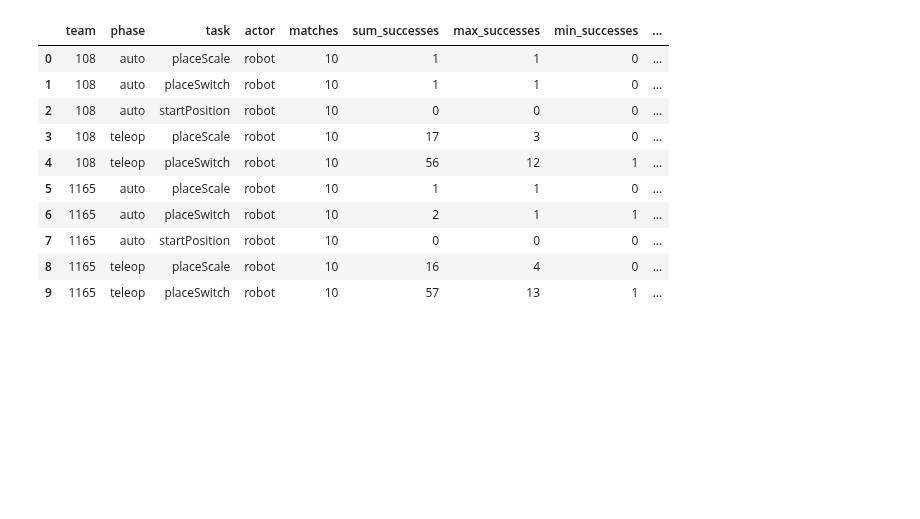
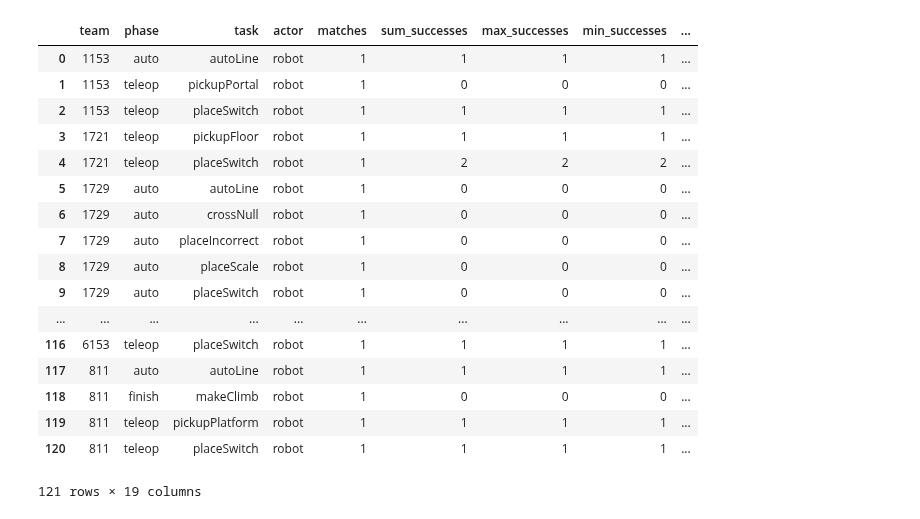
Before and after one commit to irs1318dev/irsScouting2017, a Jupyter notebook: jupyter/sql_tests.ipynb, the cells around one changed output. Drawn from its saved outputs; the diff is of its cells as text; code cells hidden in the pictures; blank space fills up the shorter version.

```diff
--- a/jupyter/sql_tests.ipynb
+++ b/jupyter/sql_tests.ipynb
@@ -92,5 +78,5 @@ pd.read_sql(select_sum, conn).head()
 # %%
-evt_id = 25127
+evt_id = 25137
 sql = sqlalchemy.text(
     "with current AS (SELECT status.event_id as event_id, status.match, date from schedules sched, "
     "status WHERE sched.event_id = status.event_id "
@@ -103,41 +89,48 @@ sql = sqlalchemy.text(
         num_matches) + " ORDER by team, date desc), "
 
     "team_match_count as ( "
     "select team, count(team) as team_matches from recent_matches group by team"
        ") "
 
     "SELECT teams.name AS team, phases.name AS phase, tasks.name AS task, actors.name AS actor, "
     "MAX(team_match_count.team_matches) AS matches, "
     "SUM(successes) AS sum_successes, MAX(successes) as max_successes, MIN(successes) as min_successes, "
     "COUNT(successes) AS count_successes, AVG(successes) as avg_successes, "
     "SUM(attempts) AS sum_attempts, MAX(attempts) as max_attempts, MIN(attempts) AS min_attempts, "
     "COUNT(attempts) AS count_attempts, AVG(attempts) as avg_attempts, "
     "MAX(cycle_times) AS max_cycle_times, MIN(cycle_times) AS min_cycle_times, "
     "AVG(cycle_times), COUNT(cycle_times) AS count_cycle_times "
     "FROM ((((teams FULL OUTER JOIN measures ON teams.id=measures.team_id) "
     "LEFT JOIN tasks ON tasks.id = measures.task_id) "
     "LEFT JOIN phases ON phases.id = measures.phase_id) "
     "LEFT JOIN events ON events.id = measures.event_id) "
     "LEFT JOIN actors ON actors.id = measures.actor_id "
     "LEFT JOIN matches ON matches.id = measures.match_id "
     "LEFT JOIN team_match_count ON team_match_count.team = teams.name "
     "RIGHT JOIN recent_matches ON recent_matches.match = matches.name AND team_match_count.team = teams.name "
     "AND recent_matches.team = team_match_count.team "
     "WHERE events.id = " + str(evt_id) + " AND actors.name<> 'alliance' "
     "GROUP BY teams.name, tasks.name, phases.name, actors.name "
     "ORDER BY teams.name, phases.name, tasks.name, actors.name;"
 )
 df = pd.read_sql(sql, conn)
-df.head(10)
+df
 # %% [output]
 |  | team | phase | task | actor | matches | sum_successes | max_successes | min_successes | ... |
-| 0 | 108 | auto | placeScale | robot | 10 | 1 | 1 | 0 | ... |
-| 1 | 108 | auto | placeSwitch | robot | 10 | 1 | 1 | 0 | ... |
-| 2 | 108 | auto | startPosition | robot | 10 | 0 | 0 | 0 | ... |
-| 3 | 108 | teleop | placeScale | robot | 10 | 17 | 3 | 0 | ... |
-| 4 | 108 | teleop | placeSwitch | robot | 10 | 56 | 12 | 1 | ... |
-| 5 | 1165 | auto | placeScale | robot | 10 | 1 | 1 | 0 | ... |
-| 6 | 1165 | auto | placeSwitch | robot | 10 | 2 | 1 | 1 | ... |
-| 7 | 1165 | auto | startPosition | robot | 10 | 0 | 0 | 0 | ... |
-| 8 | 1165 | teleop | placeScale | robot | 10 | 16 | 4 | 0 | ... |
-| 9 | 1165 | teleop | placeSwitch | robot | 10 | 57 | 13 | 1 | ... |
+| 0 | 1153 | auto | autoLine | robot | 1 | 1 | 1 | 1 | ... |
+| 1 | 1153 | teleop | pickupPortal | robot | 1 | 0 | 0 | 0 | ... |
+| 2 | 1153 | teleop | placeSwitch | robot | 1 | 1 | 1 | 1 | ... |
+| 3 | 1721 | teleop | pickupFloor | robot | 1 | 1 | 1 | 1 | ... |
+| 4 | 1721 | teleop | placeSwitch | robot | 1 | 2 | 2 | 2 | ... |
+| 5 | 1729 | auto | autoLine | robot | 1 | 0 | 0 | 0 | ... |
+| 6 | 1729 | auto | crossNull | robot | 1 | 0 | 0 | 0 | ... |
+| 7 | 1729 | auto | placeIncorrect | robot | 1 | 0 | 0 | 0 | ... |
+| 8 | 1729 | auto | placeScale | robot | 1 | 0 | 0 | 0 | ... |
+| 9 | 1729 | auto | placeSwitch | robot | 1 | 0 | 0 | 0 | ... |
+| ... | ... | ... | ... | ... | ... | ... | ... | ... | ... |
+| 116 | 6153 | teleop | placeSwitch | robot | 1 | 1 | 1 | 1 | ... |
+| 117 | 811 | auto | autoLine | robot | 1 | 1 | 1 | 1 | ... |
+| 118 | 811 | finish | makeClimb | robot | 1 | 0 | 0 | 0 | ... |
+| 119 | 811 | teleop | pickupPlatform | robot | 1 | 1 | 1 | 1 | ... |
+| 120 | 811 | teleop | placeSwitch | robot | 1 | 1 | 1 | 1 | ... |
+121 rows × 19 columns
```
Also changed, not shown: parts of 5 cells of this notebook, 1 other file.
